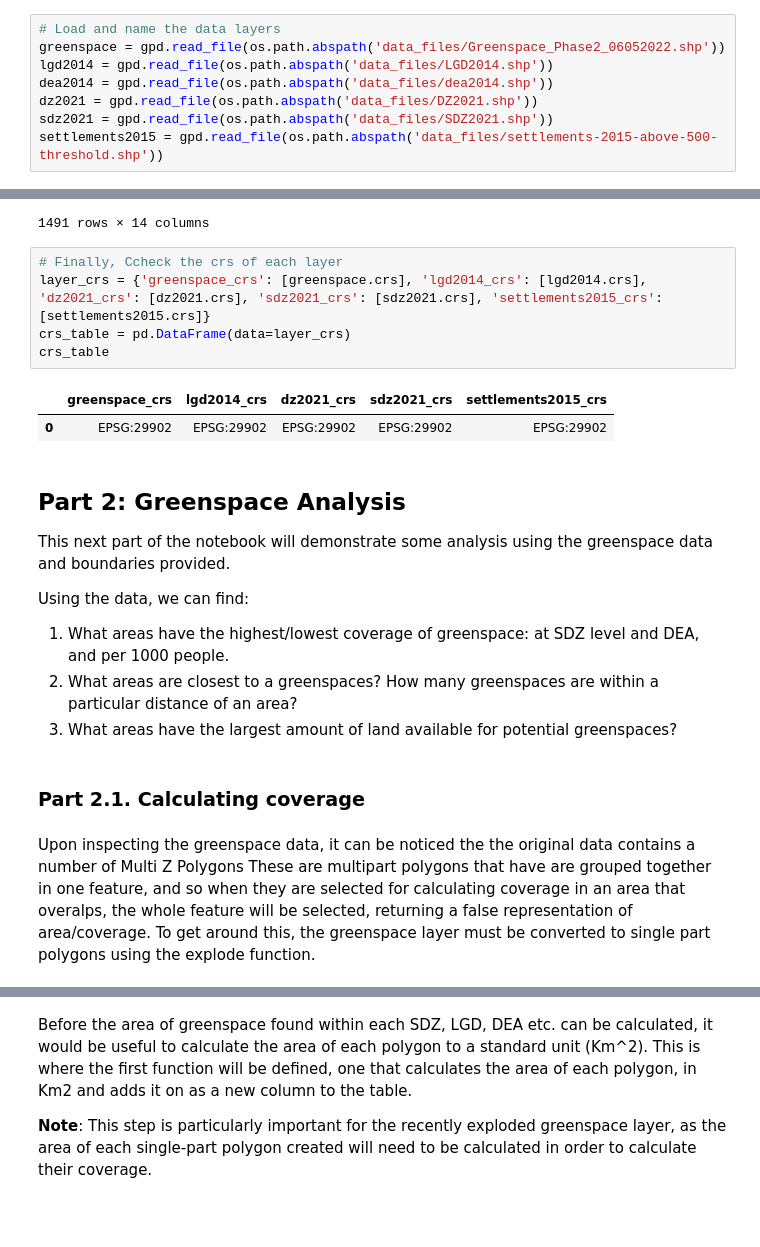
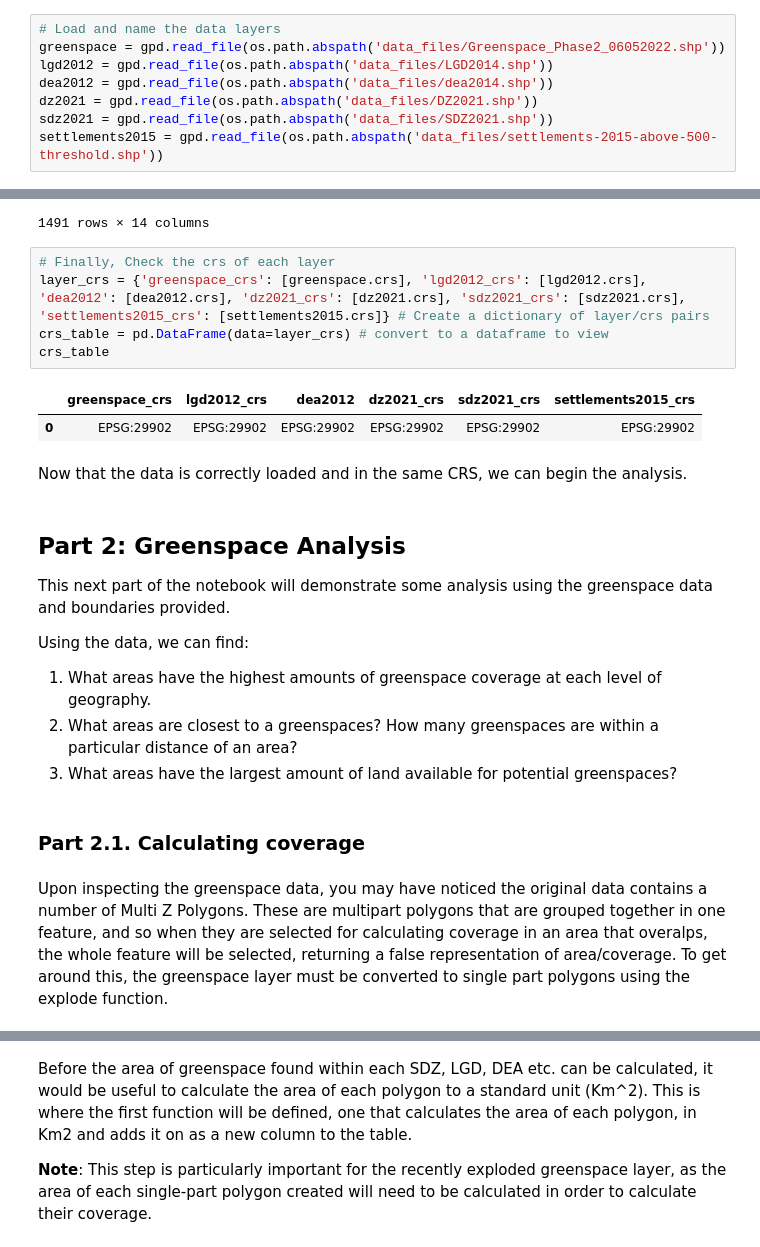
Before and after one commit to Beebop212/Greenspace_project722, a Jupyter notebook: greenspace_project_notebook.ipynb, the cells around one changed output, grey strips where cells are left out. Saved outputs shown, nothing was run; the diff lists cells and outputs as text; blank space fills up the shorter version.

```diff
--- a/greenspace_project_notebook.ipynb
+++ b/greenspace_project_notebook.ipynb
@@ -33,8 +49,8 @@ from rasterio.features import geometry_mask
 # %%
 # Load and name the data layers
 greenspace = gpd.read_file(os.path.abspath('data_files/Greenspace_Phase2_06052022.shp'))
-lgd2014 = gpd.read_file(os.path.abspath('data_files/LGD2014.shp'))
-dea2014 = gpd.read_file(os.path.abspath('data_files/dea2014.shp'))
+lgd2012 = gpd.read_file(os.path.abspath('data_files/LGD2014.shp'))
+dea2012 = gpd.read_file(os.path.abspath('data_files/dea2014.shp'))
 dz2021 = gpd.read_file(os.path.abspath('data_files/DZ2021.shp'))
 sdz2021 = gpd.read_file(os.path.abspath('data_files/SDZ2021.shp'))
 settlements2015 = gpd.read_file(os.path.abspath('data_files/settlements-2015-above-500-threshold.shp'))
@@ -56,26 +72,28 @@ greenspace
 | 1490 | NaN | NaN | Ardtrea Bridge | Mid Ulster District Council | Amenity Greenspace | Public Open Space | NaN | 1.252233 | NaN | Yes | ... |
 1491 rows × 14 columns
 # %%
-# Finally, Ccheck the crs of each layer
-layer_crs = {'greenspace_crs': [greenspace.crs], 'lgd2014_crs': [lgd2014.crs], 'dz2021_crs': [dz2021.crs], 'sdz2021_crs': [sdz2021.crs], 'settlements2015_crs': [settlements2015.crs]}
-crs_table = pd.DataFrame(data=layer_crs)
+# Finally, Check the crs of each layer
+layer_crs = {'greenspace_crs': [greenspace.crs], 'lgd2012_crs': [lgd2012.crs], 'dea2012': [dea2012.crs], 'dz2021_crs': [dz2021.crs], 'sdz2021_crs': [sdz2021.crs], 'settlements2015_crs': [settlements2015.crs]} # Create a dictionary of layer/crs pairs
+crs_table = pd.DataFrame(data=layer_crs) # convert to a dataframe to view
 crs_table
 # %% [output]
-|  | greenspace_crs | lgd2014_crs | dz2021_crs | sdz2021_crs | settlements2015_crs |
-| 0 | EPSG:29902 | EPSG:29902 | EPSG:29902 | EPSG:29902 | EPSG:29902 |
+|  | greenspace_crs | lgd2012_crs | dea2012 | dz2021_crs | sdz2021_crs | settlements2015_crs |
+| 0 | EPSG:29902 | EPSG:29902 | EPSG:29902 | EPSG:29902 | EPSG:29902 | EPSG:29902 |
+# %% [markdown]
+Now that the data is correctly loaded and in the same CRS, we can begin the analysis.
 # %% [markdown]
 ## Part 2: Greenspace Analysis
 
 This next part of the notebook will demonstrate some analysis using the greenspace data and boundaries provided.
 
 Using the data, we can find:
-1. What areas have the highest/lowest coverage of greenspace: at SDZ level and DEA, and per 1000 people.
+1. What areas have the highest amounts of greenspace coverage at each level of geography.
 2. What areas are closest to a greenspaces? How many greenspaces are within a particular distance of an area?
 3. What areas have the largest amount of land available for potential greenspaces?
 # %% [markdown]
 ### Part 2.1. Calculating coverage
 # %% [markdown]
-Upon inspecting the greenspace data, it can be noticed the the original data contains a number of Multi Z Polygons These are multipart polygons that have are grouped together in one feature, and so when they are selected for calculating coverage in an area that overalps, the whole feature will be selected, returning a false representation of area/coverage. To get around this, the greenspace layer must be converted to single part polygons using the explode function.
+Upon inspecting the greenspace data, you may have noticed the original data contains a number of Multi Z Polygons. These are multipart polygons that are grouped together in one feature, and so when they are selected for calculating coverage in an area that overalps, the whole feature will be selected, returning a false representation of area/coverage. To get around this, the greenspace layer must be converted to single part polygons using the explode function.
 # %%
 # Convert the greenspace polygons to single parts polygons and view the dataset
 greenspace_sp=greenspace.explode(column=None)
```
Also changed, not shown: parts of 47 cells of this notebook.
